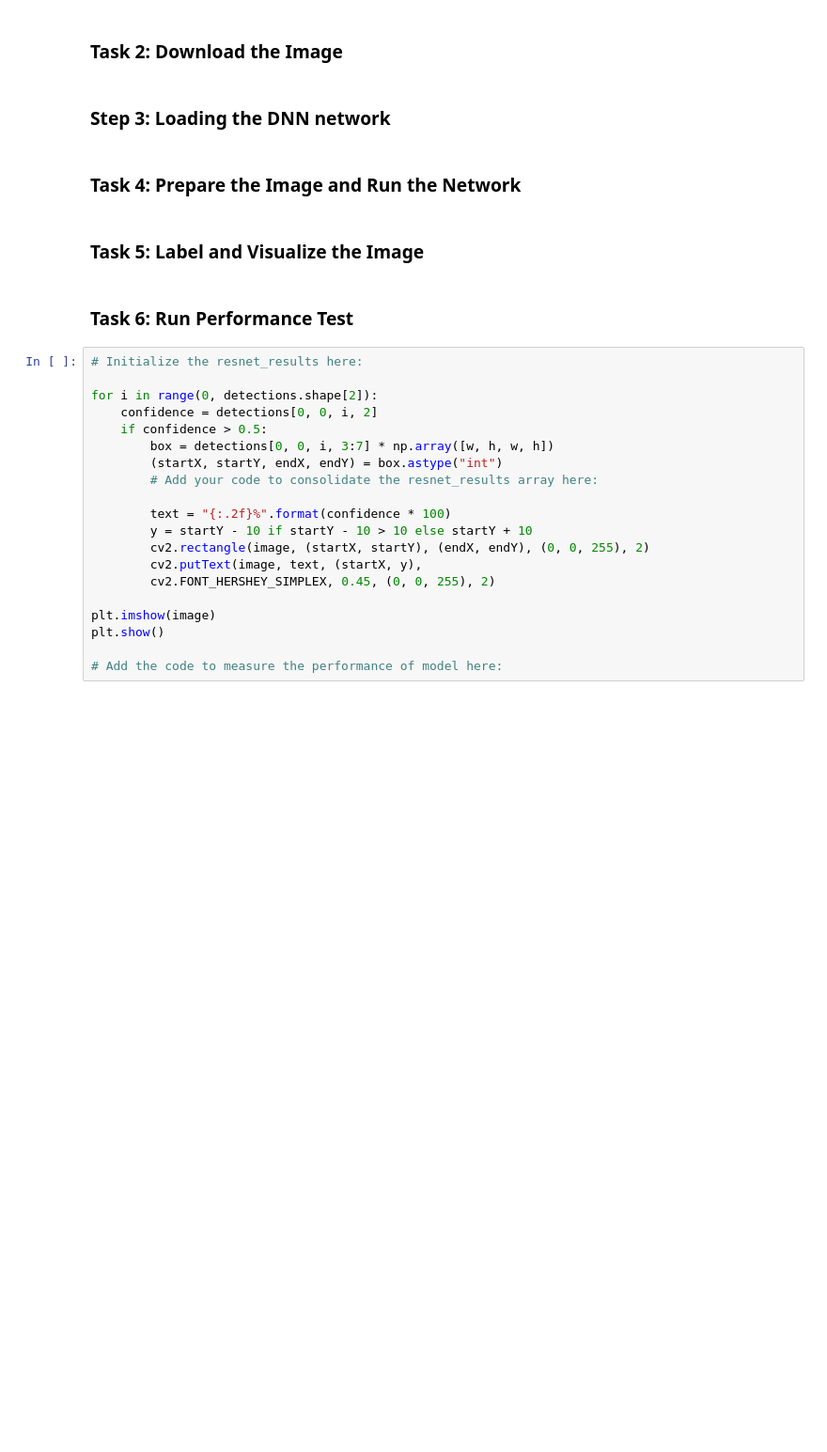
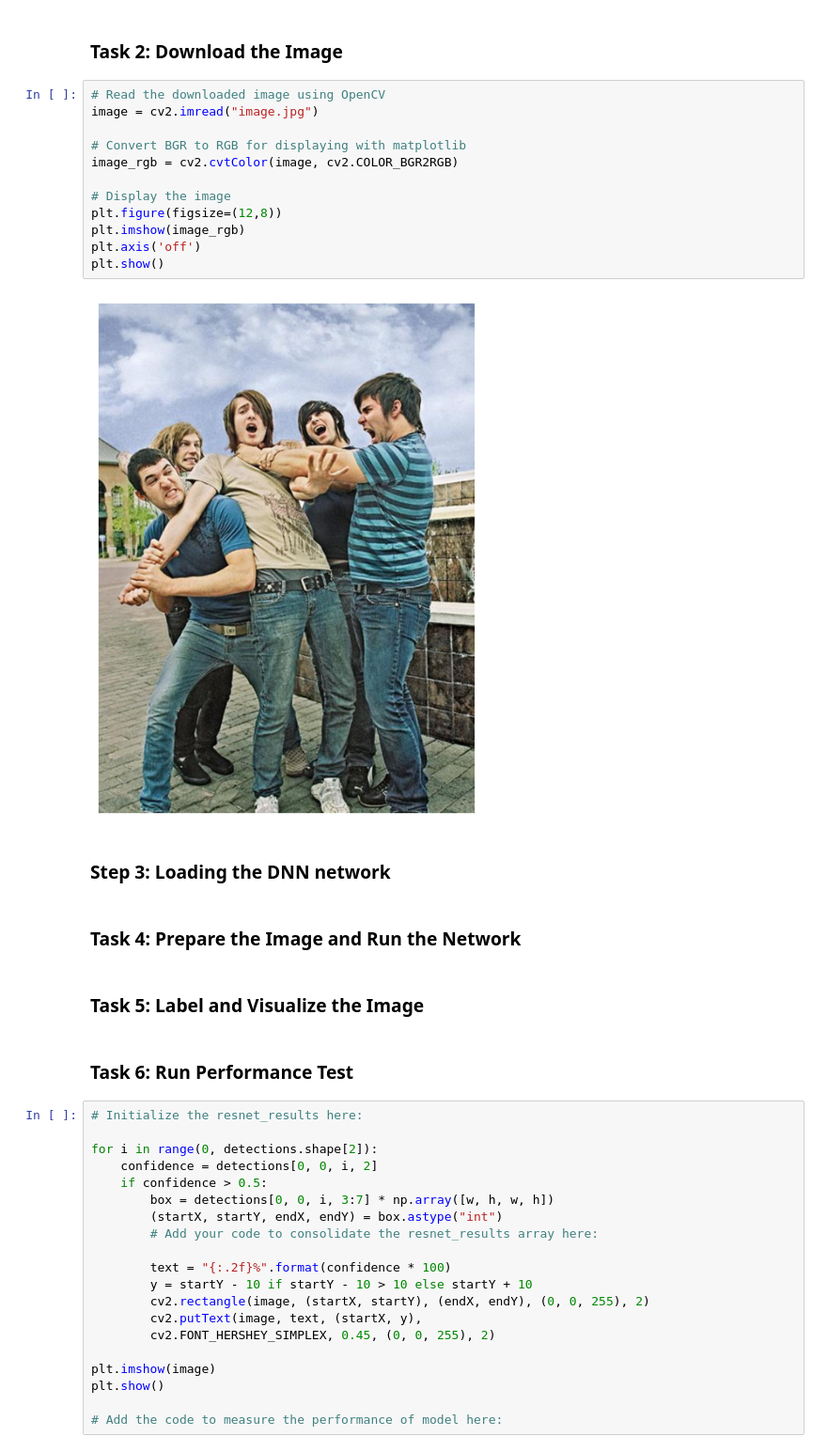
Before and after one commit to mobatusi/OpenCV-FaceDetection-DNN, a Jupyter notebook: facedetection.ipynb, the cells around one changed output. Shown at 94% size. Drawn from its saved outputs; the diff is of its cells as text; blank space fills up the shorter version.

Commit message:
import libraries and download the image

```diff
--- a/facedetection.ipynb
+++ b/facedetection.ipynb
@@ -3,5 +10,19 @@
 # %% [markdown]
 ### Task 2: Download the Image
+# %%
+# Read the downloaded image using OpenCV
+image = cv2.imread("image.jpg")
+
+# Convert BGR to RGB for displaying with matplotlib
+image_rgb = cv2.cvtColor(image, cv2.COLOR_BGR2RGB)
+
+# Display the image
+plt.figure(figsize=(12,8))
+plt.imshow(image_rgb)
+plt.axis('off')
+plt.show()
+# %% [output]
+[figure, added]
 # %% [markdown]
 ### Step 3: Loading the DNN network
 # %% [markdown]
```
Also changed, not shown: parts of 1 cell of this notebook.
